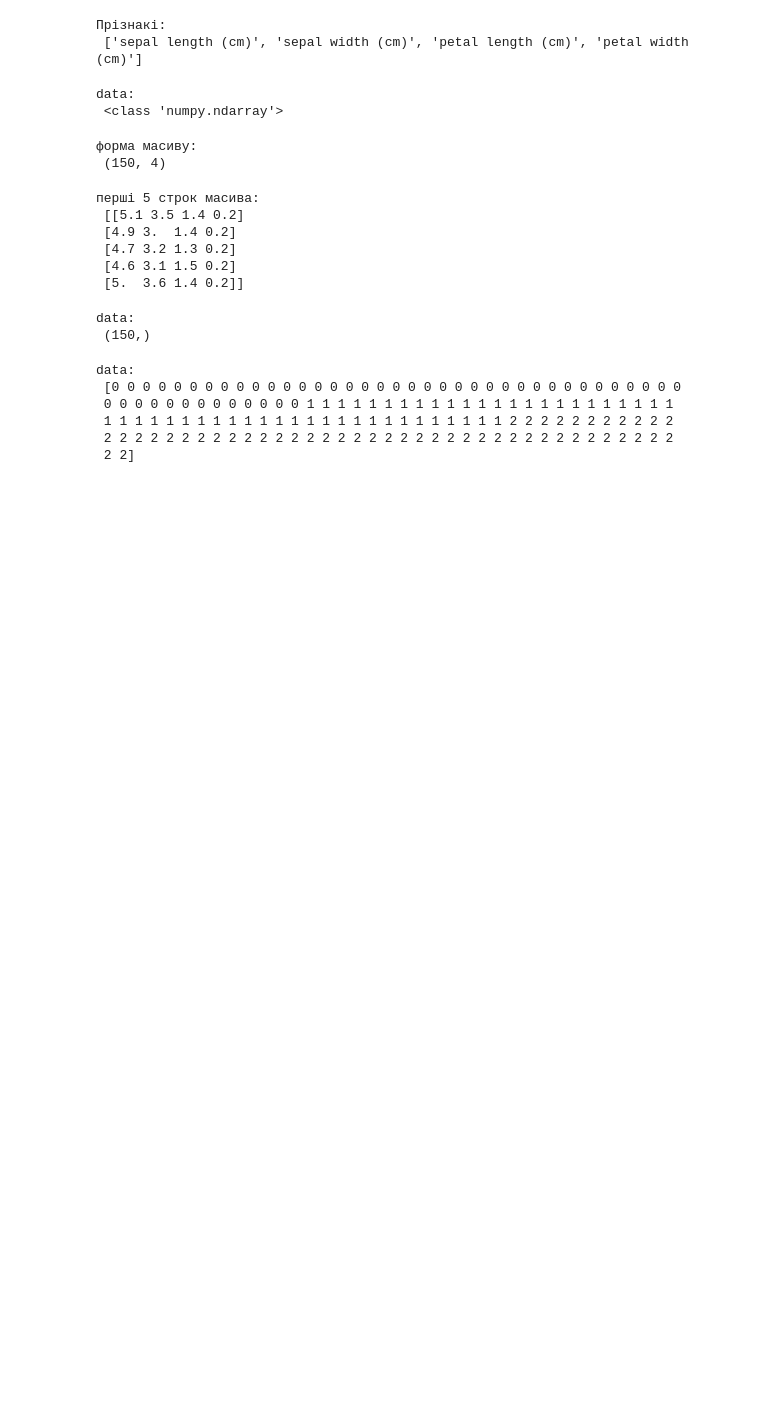
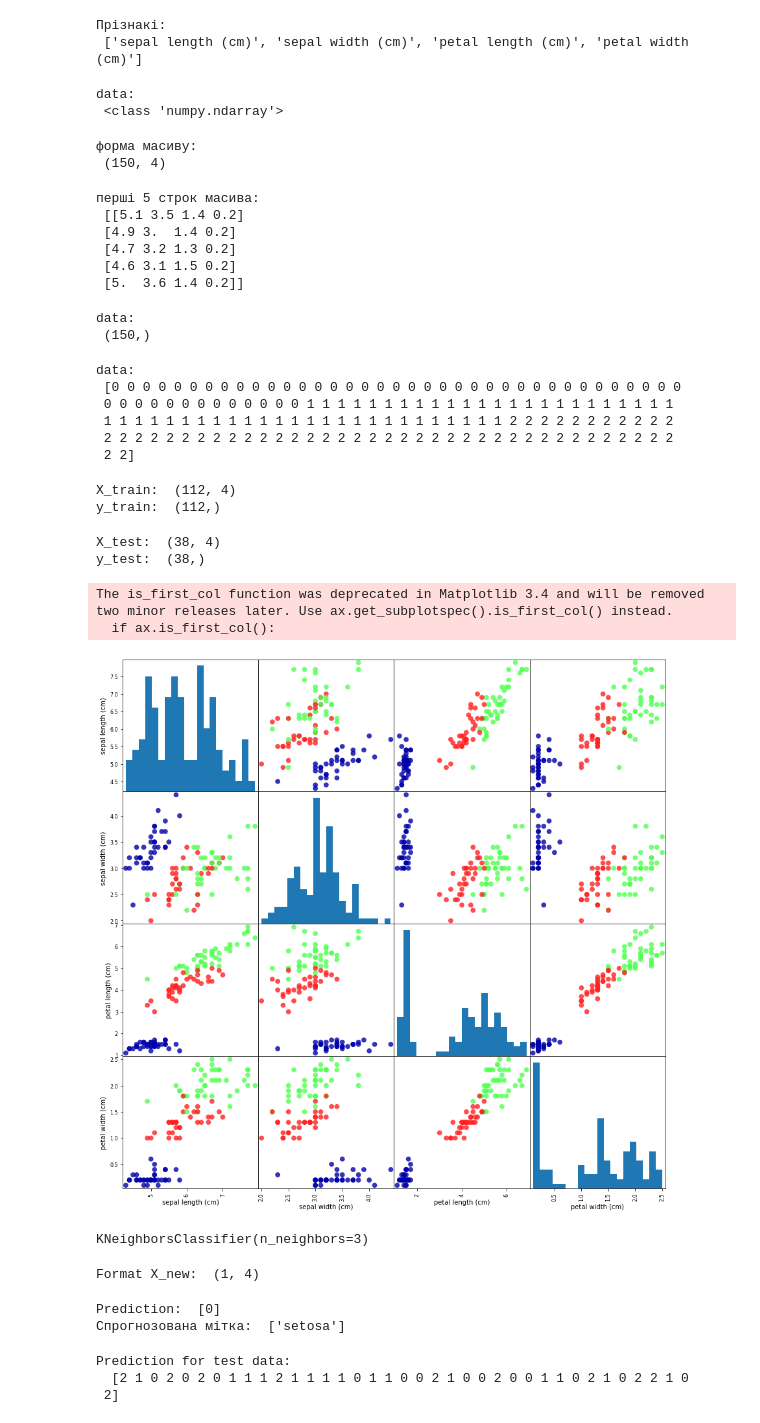
Before and after one commit to AlexTsikhun/DSBook, a Jupyter notebook: 01-intro.ipynb, the cells around one changed output. Saved outputs shown, nothing was run; the diff lists cells and outputs as text; code cells hidden in the pictures; blank space fills up the shorter version.

```diff
--- a/01-intro.ipynb
+++ b/01-intro.ipynb
@@ -149,3 +150,26 @@ data:
 # %%
 from sklearn.model_selection import train_test_split
 X_train, X_test, y_train, y_test = train_test_split(irisDataset['data'], irisDataset['target'], random_state=0)
+# %%
+print("X_train: ", (X_train.shape))
+print("y_train: ", (y_train.shape))
+# %% [output]
+X_train:  (112, 4)
+y_train:  (112,)
+# %%
+print("X_test: ", X_test.shape)
+print("y_test: ", (y_test.shape))
+# %% [output]
+X_test:  (38, 4)
+y_test:  (38,)
+# %%
+# создаем dataframe из данных в массиве X_train
+# маркируем столбцы, используя строки в iris_dataset.feature_names
+irisDataframe = pd.DataFrame(X_train, columns=irisDataset.feature_names)
+# создаем матрицу рассеяния из dataframe, цвет точек задаем с помощью y_train
+grr = pd.plotting.scatter_matrix(irisDataframe, c = y_train, figsize=(15, 15), marker='o',
+                       hist_kwds={'bins':20}, s=60, alpha=.8, cmap=mglearn.cm3)
+# %% [output]
+The is_first_col function was deprecated in Matplotlib 3.4 and will be removed two minor releases later. Use ax.get_subplotspec().is_first_col() instead.
+  if ax.is_first_col():
+[figure, added]
@@ -151,0 +179,23 @@ X_train, X_test, y_train, y_test = train_test_split(irisDataset['data'], irisDat
+# %%
+knn.fit(X_train, y_train)
+# %% [output]
+KNeighborsClassifier(n_neighbors=3)
+# %%
+X_new = np.array([[5, 2.9, 1, 0.2]])
+print("Format X_new: ", X_new.shape)
+# %% [output]
+Format X_new:  (1, 4)
+# %%
+prediction = knn.predict(X_new)
+print("Prediction: ", prediction)
+print("Спрогнозована мітка: ", irisDataset['target_names'][prediction])
+# %% [output]
+Prediction:  [0]
+Спрогнозована мітка:  ['setosa']
+# %%
+y_pred = knn.predict(X_test)
+print("Prediction for test data:\n ", format(y_pred))
+# %% [output]
+Prediction for test data:
+  [2 1 0 2 0 2 0 1 1 1 2 1 1 1 1 0 1 1 0 0 2 1 0 0 2 0 0 1 1 0 2 1 0 2 2 1 0
+ 2]
```
Also changed, not shown: parts of 4 cells of this notebook, 30 other files.
